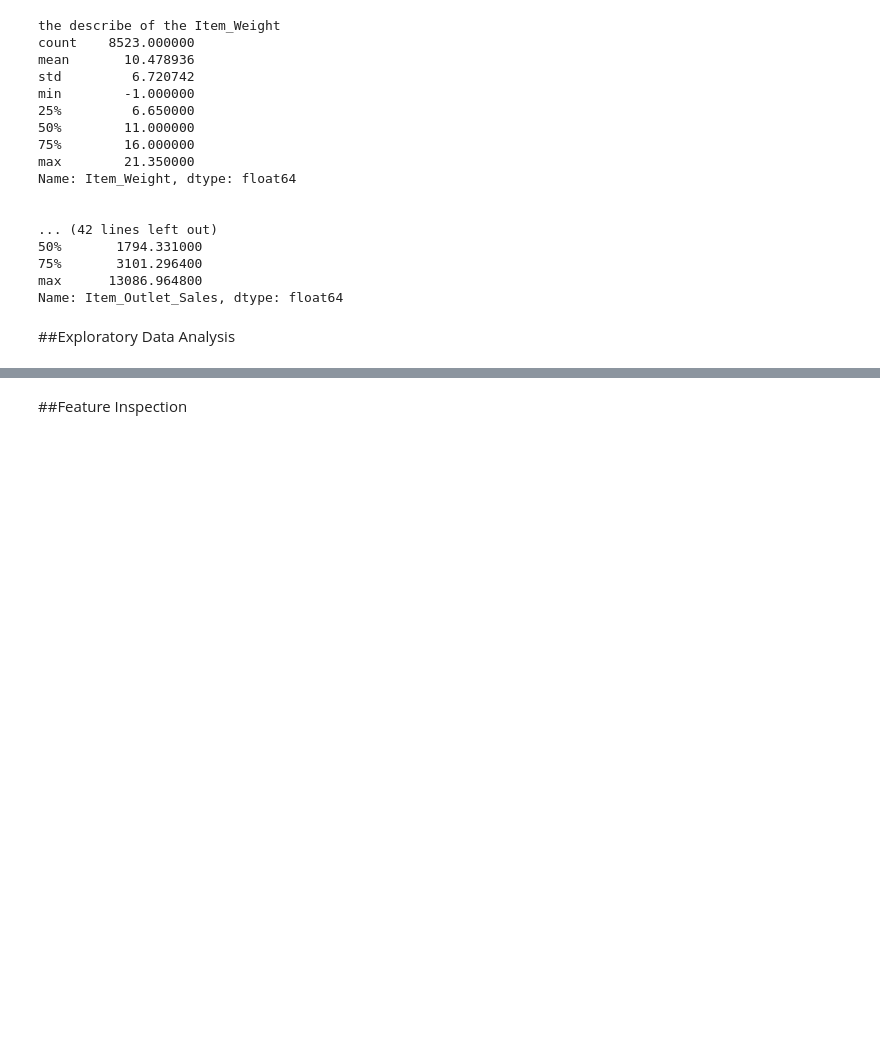
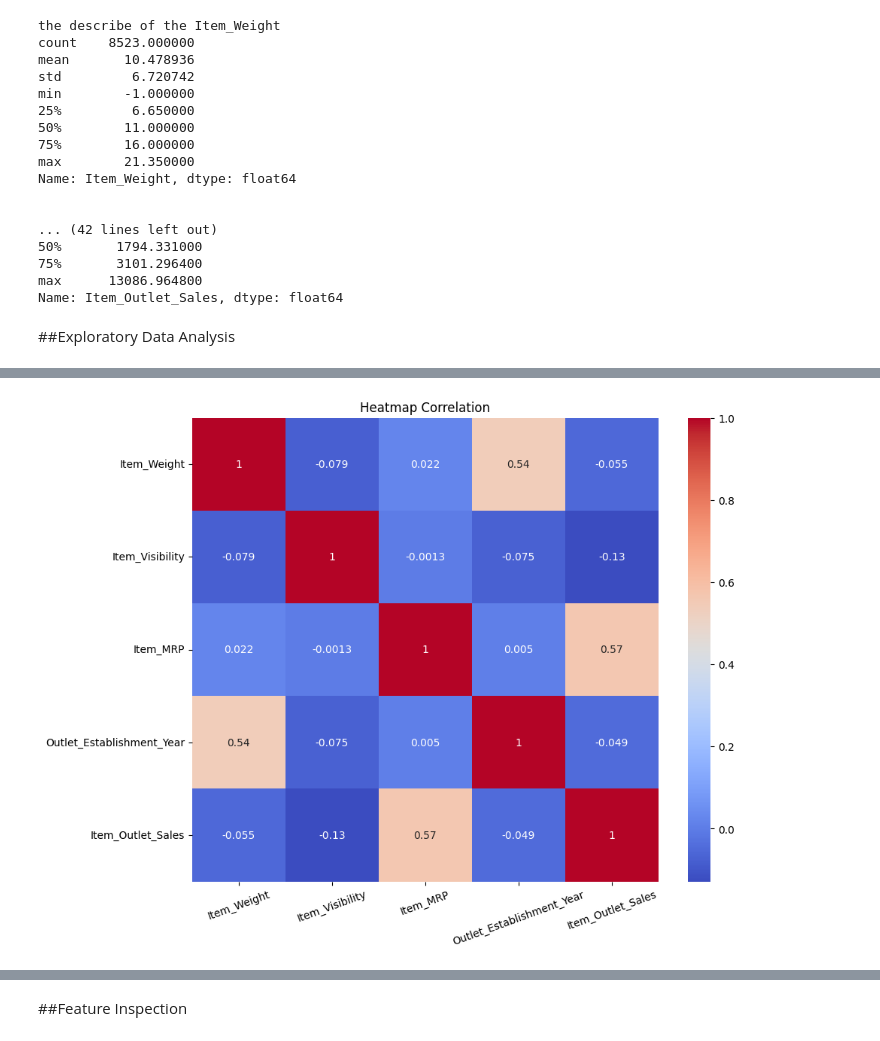
Before and after one commit to Hjarrar14/Prediction-of-Product-Sales, a Jupyter notebook: Prediction_of_Product_Sales.ipynb, the cells around one changed output, grey strips where cells are left out. Cells and saved outputs as stored; diff of their text form; code cells hidden in the pictures; blank space fills up the shorter version.

```diff
--- a/Prediction_of_Product_Sales.ipynb
+++ b/Prediction_of_Product_Sales.ipynb
@@ -321,0 +487,4 @@ Name: Item_Outlet_Sales, dtype: float64
+# %%
+#Calculate correlation
+corr = df.corr(numeric_only=True)
+corr.round(2)
@@ -321,0 +498,8 @@ Name: Item_Outlet_Sales, dtype: float64
+# %%
+# Make a hetmap of correlations
+fig ,ax = plt.subplots(figsize = (10,8))
+ax = sns.heatmap(data=corr,cmap='coolwarm',annot=True)
+ax.set_title('Heatmap Correlation')
+ax.set_xticklabels(ax.get_xticklabels(),rotation =20,ha='center');
+# %% [output]
+[figure, added]
```
Also changed, not shown: parts of 18 cells of this notebook.
